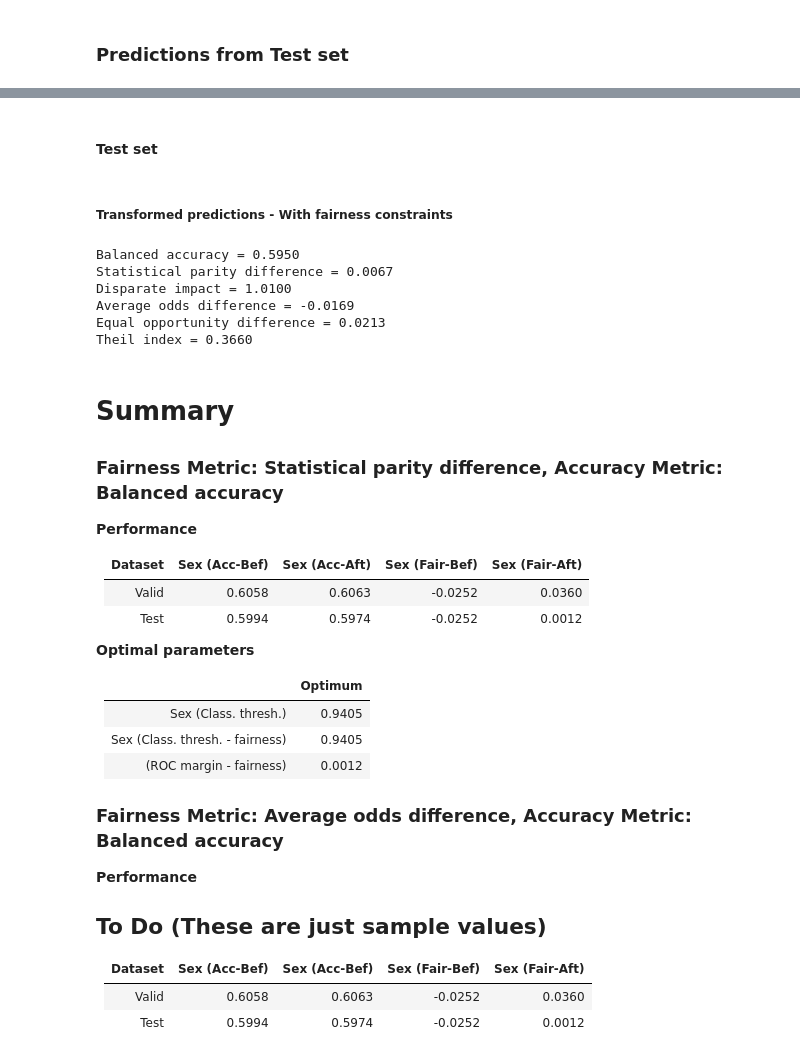
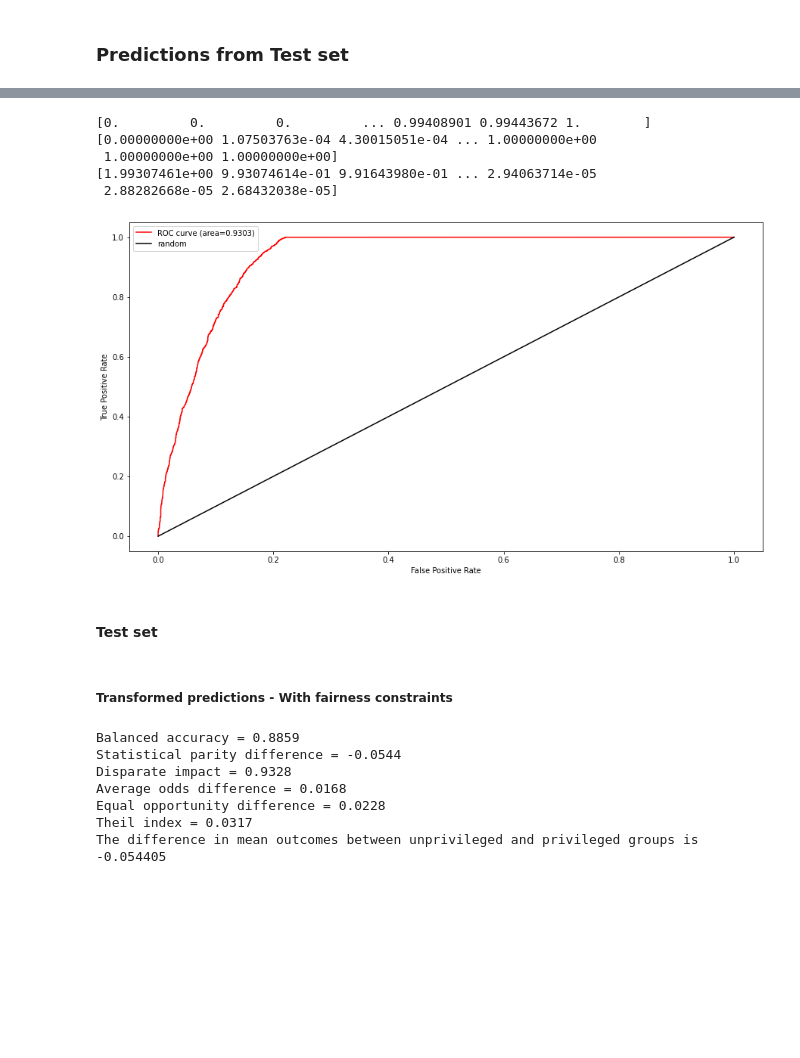
Before and after one commit to khuf/INFO381, a Jupyter notebook: notebooks/ai360_reject_option_classification.ipynb, the cells around one changed output, grey strips where cells are left out. Saved outputs shown, nothing was run; the diff lists cells and outputs as text; code cells hidden in the pictures; blank space fills up the shorter version.

Commit message:
added roc curve, tweaked preprocessing

```diff
--- a/notebooks/ai360_reject_option_classification.ipynb
+++ b/notebooks/ai360_reject_option_classification.ipynb
@@ -273,48 +281,49 @@ Theil index = 0.6487
+# %%
+fpr, tpr, thresholds = roc_curve(dataset_orig_test.labels, dataset_orig_test_pred.scores)
+print(f'{fpr}\n{tpr}\n{thresholds}')
+
+fpr_RF, tpr_RF, thresholds_RF = roc_curve(dataset_orig_test.labels, dataset_orig_test_pred.scores, pos_label=1)
+
+plt.figure(figsize=(15,8))
+plt.plot(fpr_RF, tpr_RF,'r-',label = f'ROC curve (area={round(roc_auc_score(dataset_orig_test.labels, dataset_orig_test_pred.scores), 4)})')
+plt.plot([0,1],[0,1],'k-',label='random')
+plt.legend()
+plt.xlabel('False Positive Rate')
+plt.ylabel('True Positive Rate')
+plt.show()
+### ROC END
+# %% [output]
+[0.         0.         0.         ... 0.99408901 0.99443672 1.        ]
+[0.00000000e+00 1.07503763e-04 4.30015051e-04 ... 1.00000000e+00
+ 1.00000000e+00 1.00000000e+00]
+[1.99307461e+00 9.93074614e-01 9.91643980e-01 ... 2.94063714e-05
+ 2.88282668e-05 2.68432038e-05]
+[figure, added]
 # %%
-# Metrics for the transformed test set
+827# Metrics for the transformed test set
 dataset_transf_test_pred = ROC.predict(dataset_orig_test_pred)
 
 display(Markdown("#### Test set"))
 display(Markdown("##### Transformed predictions - With fairness constraints"))
 metric_test_aft = compute_metrics(dataset_orig_test, dataset_transf_test_pred,
                 unprivileged_groups, privileged_groups)
+
+
+
+
+
+
+metric_orig_pred = BinaryLabelDatasetMetric(dataset_transf_test_pred,
+                                             unprivileged_groups=unprivileged_groups,
+                                             privileged_groups=privileged_groups)
+print(f'The difference in mean outcomes between unprivileged and privileged groups is { metric_orig_pred.mean_difference():.6f}')
 # %% [output]
 #### Test set
 ##### Transformed predictions - With fairness constraints
-Balanced accuracy = 0.5950
-Statistical parity difference = 0.0067
-Disparate impact = 1.0100
-Average odds difference = -0.0169
-Equal opportunity difference = 0.0213
-Theil index = 0.3660
+Balanced accuracy = 0.8859
+Statistical parity difference = -0.0544
+Disparate impact = 0.9328
+Average odds difference = 0.0168
+Equal opportunity difference = 0.0228
+Theil index = 0.0317
+The difference in mean outcomes between unprivileged and privileged groups is -0.054405
-# %% [markdown]
-# Summary
-
-### Fairness Metric: Statistical parity difference, Accuracy Metric: Balanced accuracy
-
-**Performance**
-
-| Dataset | Sex (Acc-Bef) | Sex (Acc-Aft) | Sex (Fair-Bef) | Sex (Fair-Aft) |
-|---------|---------------|---------------|----------------|----------------|
-| Valid   | 0.6058        | 0.6063        | -0.0252        | 0.0360         |
-| Test    | 0.5994        | 0.5974        | -0.0252        | 0.0012         |
-
-**Optimal parameters**
-
-|                                                      | Optimum |
-|-----------------------------------------------------:|---------|
-| Sex (Class. thresh.)                                 | 0.9405  |
-| Sex (Class. thresh. - fairness)                      | 0.9405  |
-| (ROC margin - fairness) | 0.0012  |
-
-### Fairness Metric: Average odds difference, Accuracy Metric: Balanced accuracy
-
-
-**Performance**
-
-## To Do (These are just sample values)
-
-| Dataset | Sex (Acc-Bef) | Sex (Acc-Bef) | Sex (Fair-Bef) | Sex (Fair-Aft) |
-|---------|---------------|---------------|----------------|----------------|
-| Valid   | 0.6058        | 0.6063        | -0.0252        | 0.0360         |
-| Test    | 0.5994        | 0.5974        | -0.0252        | 0.0012         |
```
Also changed, not shown: parts of 14 cells of this notebook, 2 other files.
